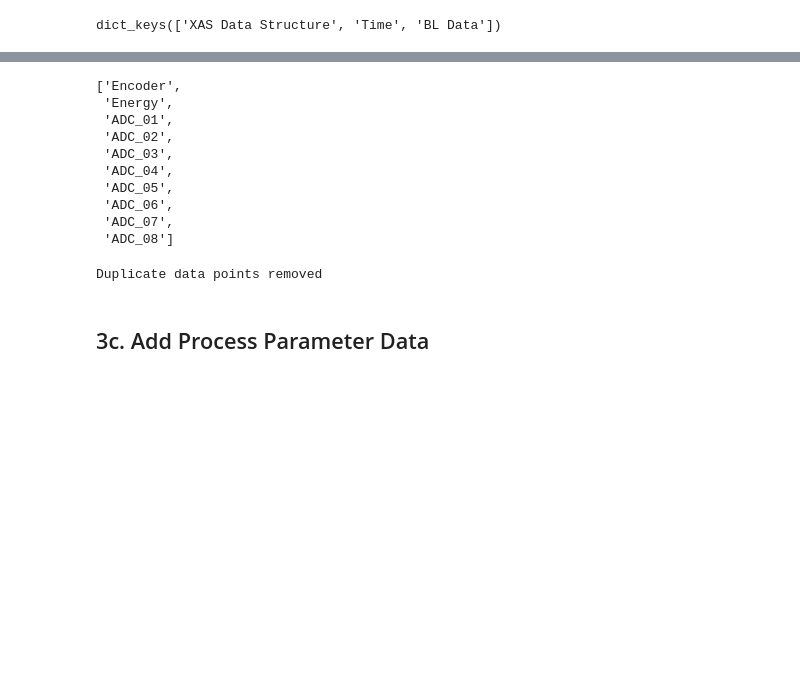
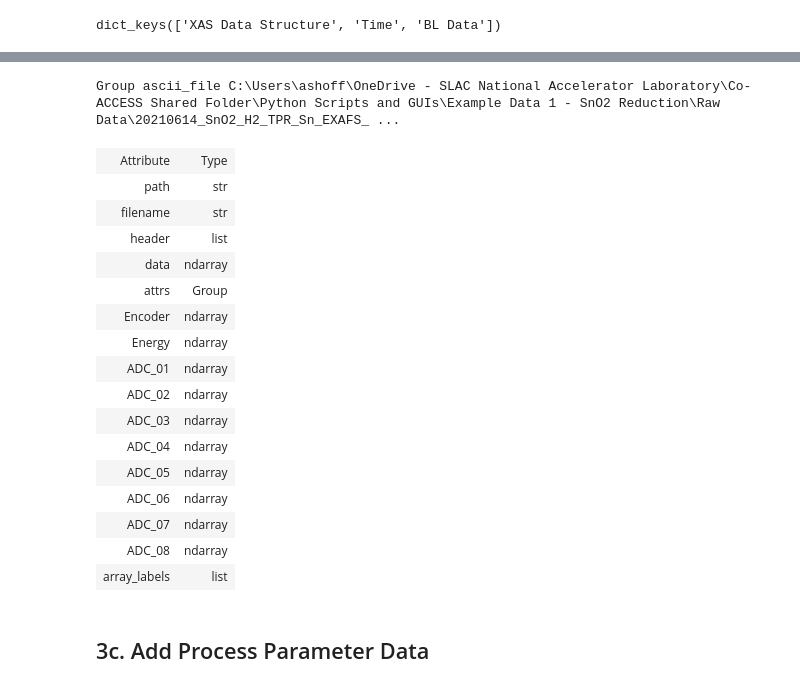
Before and after one commit to ahoffm02/catXAS, a Jupyter notebook: notebooks/3.1 Example - 3.0 Example with Correlated Process Parameters.ipynb, the cells around one changed output, grey strips where cells are left out. Drawn from its saved outputs; the diff is of its cells as text; code cells hidden in the pictures; blank space fills up the shorter version.

Commit message:
Added QEXAFS Data Processing

```diff
--- a/notebooks/3.1 Example - 3.0 Example with Correlated Process Parameters.ipynb
+++ b/notebooks/3.1 Example - 3.0 Example with Correlated Process Parameters.ipynb
@@ -101,22 +141,28 @@ dict_keys(['XAS Data Structure', 'Time', 'BL Data'])
 # %%
 # Check contents of single spectrum BL Data
-my_exp.spectra[scan_name]['BL Data'].array_labels
+my_exp.spectra[scan_name]['BL Data']
 # %% [output]
-['Encoder',
- 'Energy',
- 'ADC_01',
- 'ADC_02',
- 'ADC_03',
- 'ADC_04',
- 'ADC_05',
- 'ADC_06',
- 'ADC_07',
- 'ADC_08']
+Group ascii_file C:\Users\ashoff\OneDrive - SLAC National Accelerator Laboratory\Co-ACCESS Shared Folder\Python Scripts and GUIs\Example Data 1 - SnO2 Reduction\Raw Data\20210614_SnO2_H2_TPR_Sn_EXAFS_ ...
+| Attribute | Type |
+| path | str |
+| filename | str |
+| header | list |
+| data | ndarray |
+| attrs | Group |
+| Encoder | ndarray |
+| Energy | ndarray |
+| ADC_01 | ndarray |
+| ADC_02 | ndarray |
+| ADC_03 | ndarray |
+| ADC_04 | ndarray |
+| ADC_05 | ndarray |
+| ADC_06 | ndarray |
+| ADC_07 | ndarray |
+| ADC_08 | ndarray |
+| array_labels | list |
 # %%
 # Organize Data to remove duplicate encover values
-my_exp.organize_RawData()
+my_exp.organize_RawData(remove_duplicates=True, remove_nan_inf=False, remove_zeros=False) # remove_nan_inf & remove_zeros does not work yet
-# %% [output]
-Duplicate data points removed
 # %% [markdown]
 ## 3c. Add Process Parameter Data
 # %%
```
Also changed, not shown: parts of 10 cells of this notebook, 8 other files.
